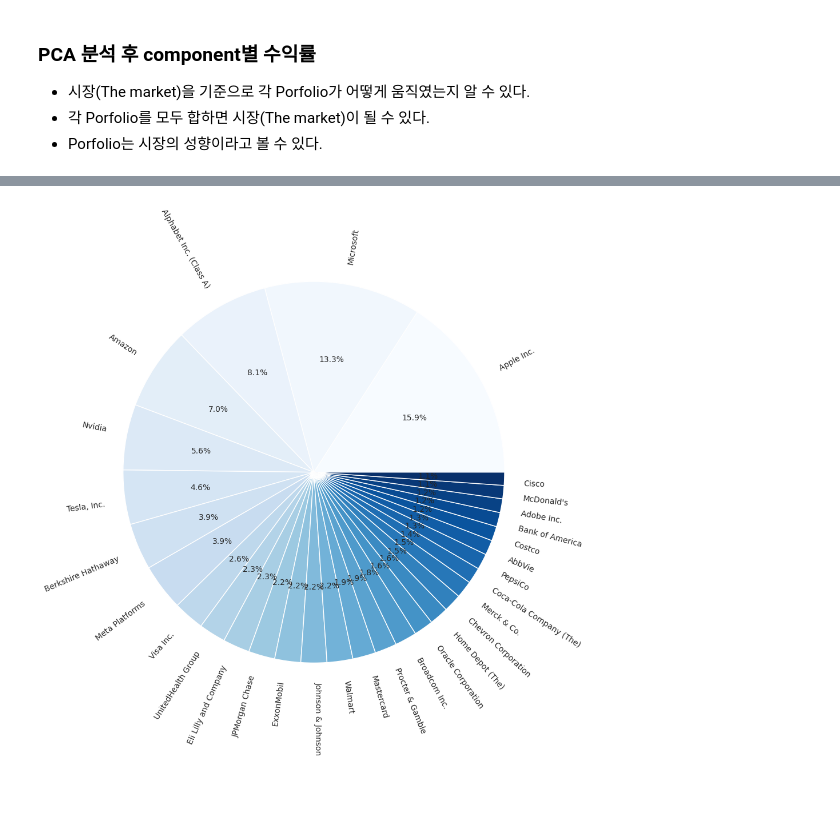
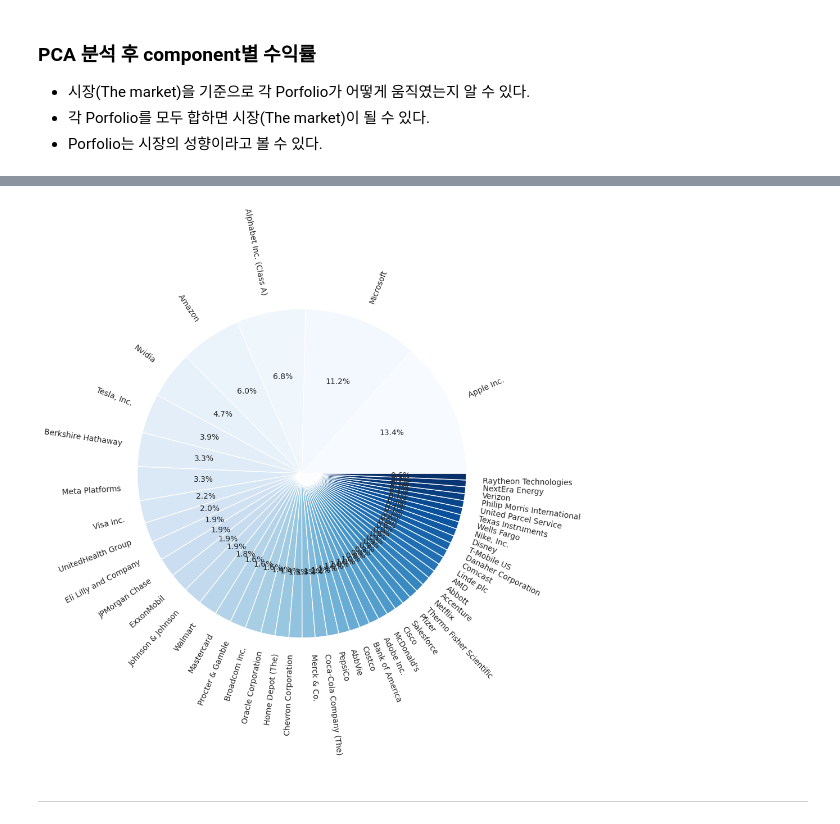
Before and after one commit to xikest/Research-on-the-finanace-makret, a Jupyter notebook: snp500_component_with_PCA.ipynb, the cells around one changed output, grey strips where cells are left out. Cells and saved outputs as stored; diff of their text form; code cells hidden in the pictures; blank space fills up the shorter version.

```diff
--- a/snp500_component_with_PCA.ipynb
+++ b/snp500_component_with_PCA.ipynb
@@ -105,3 +111,7 @@ def clip_returns(returns):
+# %%
+stock_range = 50  #계산에 사용할 stock의 수
+period_start = '2023'
+period_end = '2023'
 # %% [markdown]
 #### 데이터 다운로드
 # %%
@@ -135,10 +145,6 @@ market_cap = pd.DataFrame(market_cap.values(),index = market_cap.keys(), columns
 market_cap = market_cap.drop(index='GOOG')
 # %% [markdown]
 #### return 계산
-# %%
-stock_range = 30  #계산에 사용할 stock의 수
-period_start = '2023'
-period_end = '2023'
 # %% [markdown]
 ##### 시가 총액 기준 상위: 현재 기준
 # %%
@@ -220,8 +226,10 @@ fig.tight_layout()
 # %%
 market_cap = market_cap.rename(index=columns)
-(market_cap.sort_values(by='cap',ascending=False)/market_cap.sum())[:30].plot.pie(subplots=True, legend=False,
+(market_cap.sort_values(by='cap',ascending=False)/market_cap.sum())[:stock_range].plot.pie(subplots=True, legend=False,
                                                                                   figsize=(10,10), cmap='Blues',
                                                                                   autopct='%.1f%%', fontsize=10, ylabel='',rotatelabels=True)
 plt.tight_layout()
 # %% [output]
-[figure, old version]
+[figure, new version]
+# %% [markdown]
+---
```
Also changed, not shown: parts of 9 cells of this notebook.
